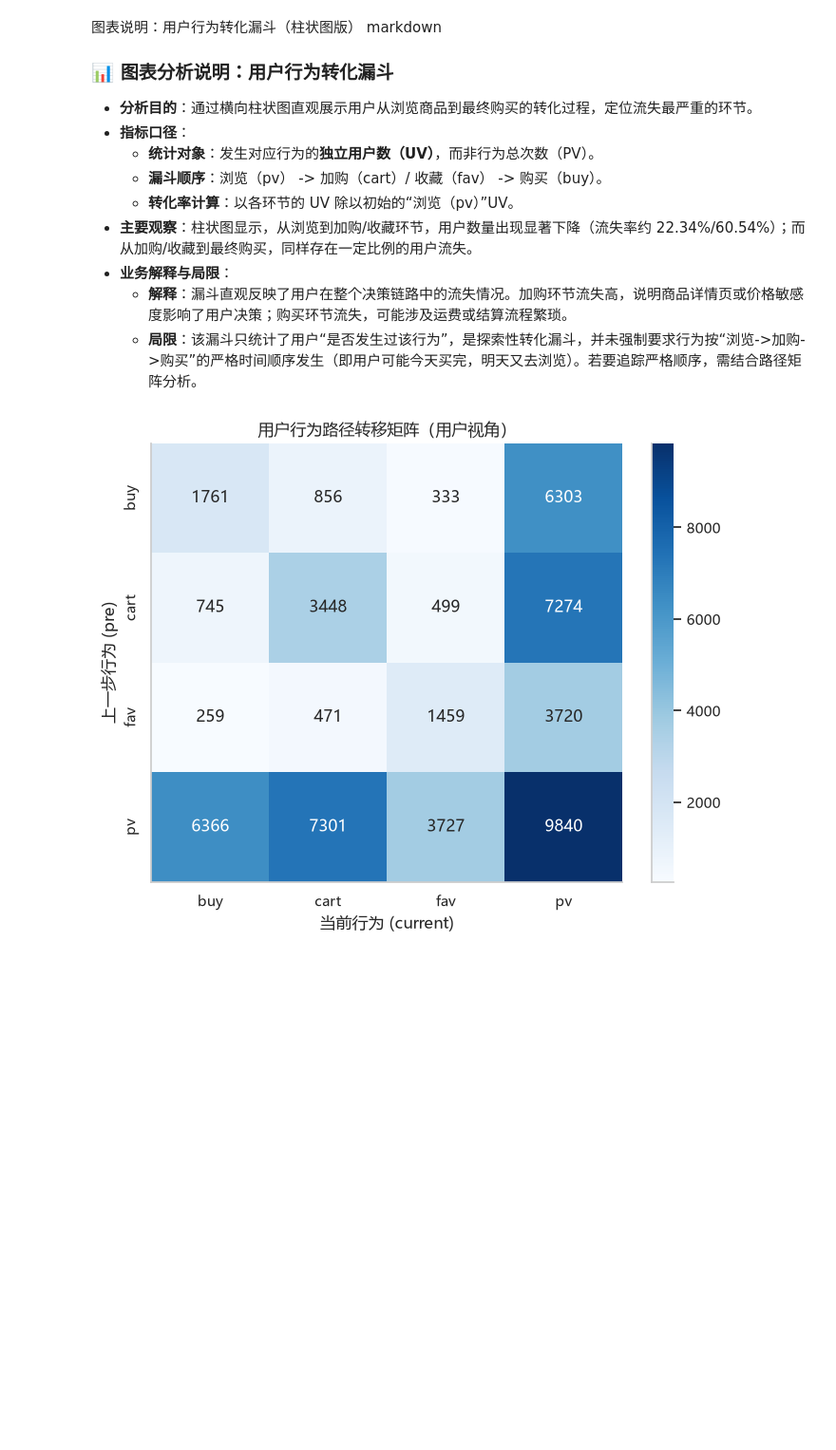
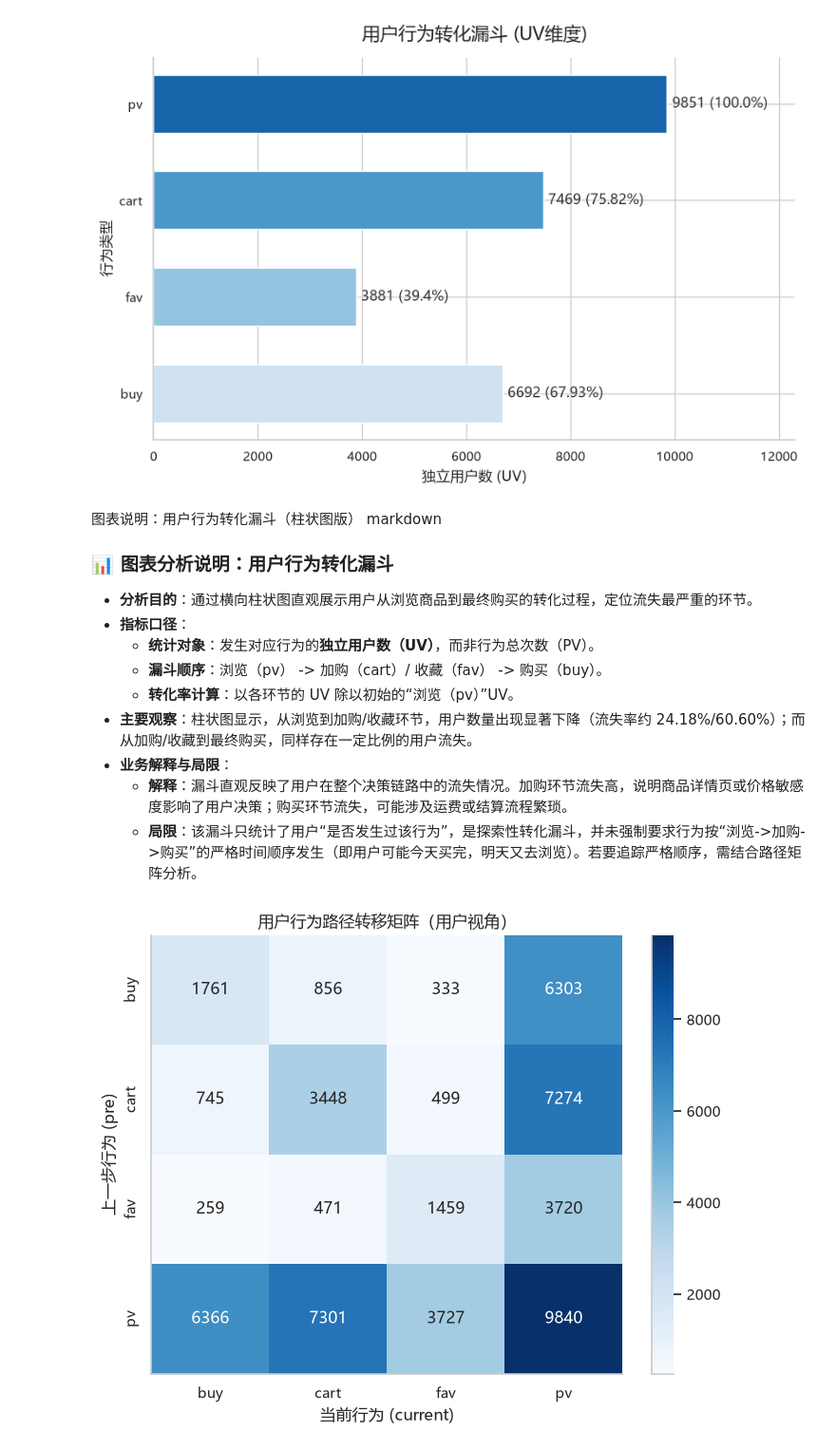
Before and after one commit to xbacm/taobao_analysis, a Jupyter notebook: test.ipynb, the cells around one changed output. Shown at 95% size. Cells and saved outputs as stored; diff of their text form; code cells hidden in the pictures; blank space fills up the shorter version.

```diff
--- a/test.ipynb
+++ b/test.ipynb
@@ -84,3 +21,55 @@ plt.show()
+# %%
+###1、用户行为转化漏斗分析
+
+sql_funnel = """
+    SELECT behavior_type, COUNT(DISTINCT user_id) AS user_count
+    FROM user_behavior_clean
+    GROUP BY behavior_type
+"""
+df_funnel = pd.read_sql(sql_funnel, engine)
+
+order = ['pv', 'cart', 'fav', 'buy']
+df_funnel['behavior_type'] = pd.Categorical(df_funnel['behavior_type'], categories=order, ordered=True)
+df_funnel = df_funnel.sort_values('behavior_type')
+
+
+pv_users = df_funnel[df_funnel['behavior_type'] == 'pv']['user_count'].values[0]
+
+df_funnel['con_rate'] = (df_funnel['user_count'] / pv_users * 100).round(2)
+
+
+sns.set_theme(style="whitegrid", font='Microsoft YaHei')
+plt.figure(figsize=(10, 6))
+
+
+colors = sns.color_palette("Blues_r", len(df_funnel))
+bars = plt.barh(df_funnel['behavior_type'], df_funnel['user_count'], color=colors, height=0.6)
+
+
+for i, bar in enumerate(bars):
+    width = bar.get_width()
+    y = bar.get_y() + bar.get_height()/2
+
+
+    label_text = f"{int(width)} ({df_funnel['con_rate'].iloc[i]}%)"
+
+    plt.text(width + 100, y, label_text, ha='left', va='center', fontsize=12, color='#333333')
+
+
+plt.title('用户行为转化漏斗 (UV维度)', fontsize=16, pad=15)
+plt.xlabel('独立用户数 (UV)', fontsize=12)
+plt.ylabel('行为类型', fontsize=12)
+
+
+plt.gca().invert_yaxis()
+sns.despine()
+
+
+plt.xlim(0, max(df_funnel['user_count']) * 1.25)
+
+plt.show()
+# %% [output]
+[figure, added]
 # %% [markdown]
  图表说明：用户行为转化漏斗（柱状图版）
 markdown
@@ -91,7 +80,7 @@ markdown
   - **统计对象**：发生对应行为的**独立用户数（UV）**，而非行为总次数（PV）。
   - **漏斗顺序**：浏览（pv） -> 加购（cart）/ 收藏（fav） -> 购买（buy）。
   - **转化率计算**：以各环节的 UV 除以初始的“浏览（pv）”UV。
-- **主要观察**：柱状图显示，从浏览到加购/收藏环节，用户数量出现显著下降（流失率约 22.34%/60.54%）；而从加购/收藏到最终购买，同样存在一定比例的用户流失。
+- **主要观察**：柱状图显示，从浏览到加购/收藏环节，用户数量出现显著下降（流失率约 24.18%/60.60%）；而从加购/收藏到最终购买，同样存在一定比例的用户流失。
 - **业务解释与局限**：
   - **解释**：漏斗直观反映了用户在整个决策链路中的流失情况。加购环节流失高，说明商品详情页或价格敏感度影响了用户决策；购买环节流失，可能涉及运费或结算流程繁琐。
   - **局限**：该漏斗只统计了用户“是否发生过该行为”，是探索性转化漏斗，并未强制要求行为按“浏览->加购->购买”的严格时间顺序发生（即用户可能今天买完，明天又去浏览）。若要追踪严格顺序，需结合路径矩阵分析。
```
Also changed, not shown: parts of 2 cells of this notebook, 3 other files.
